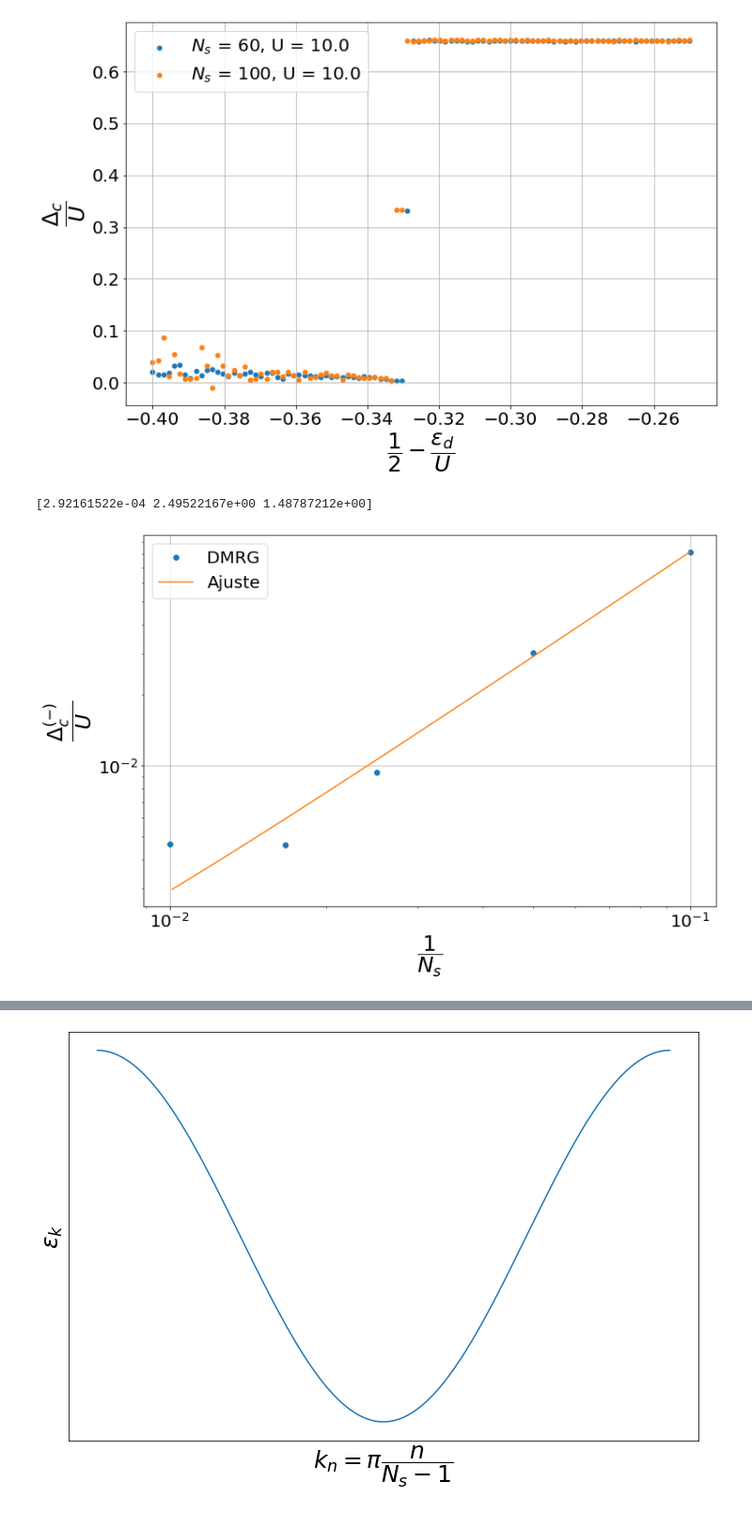
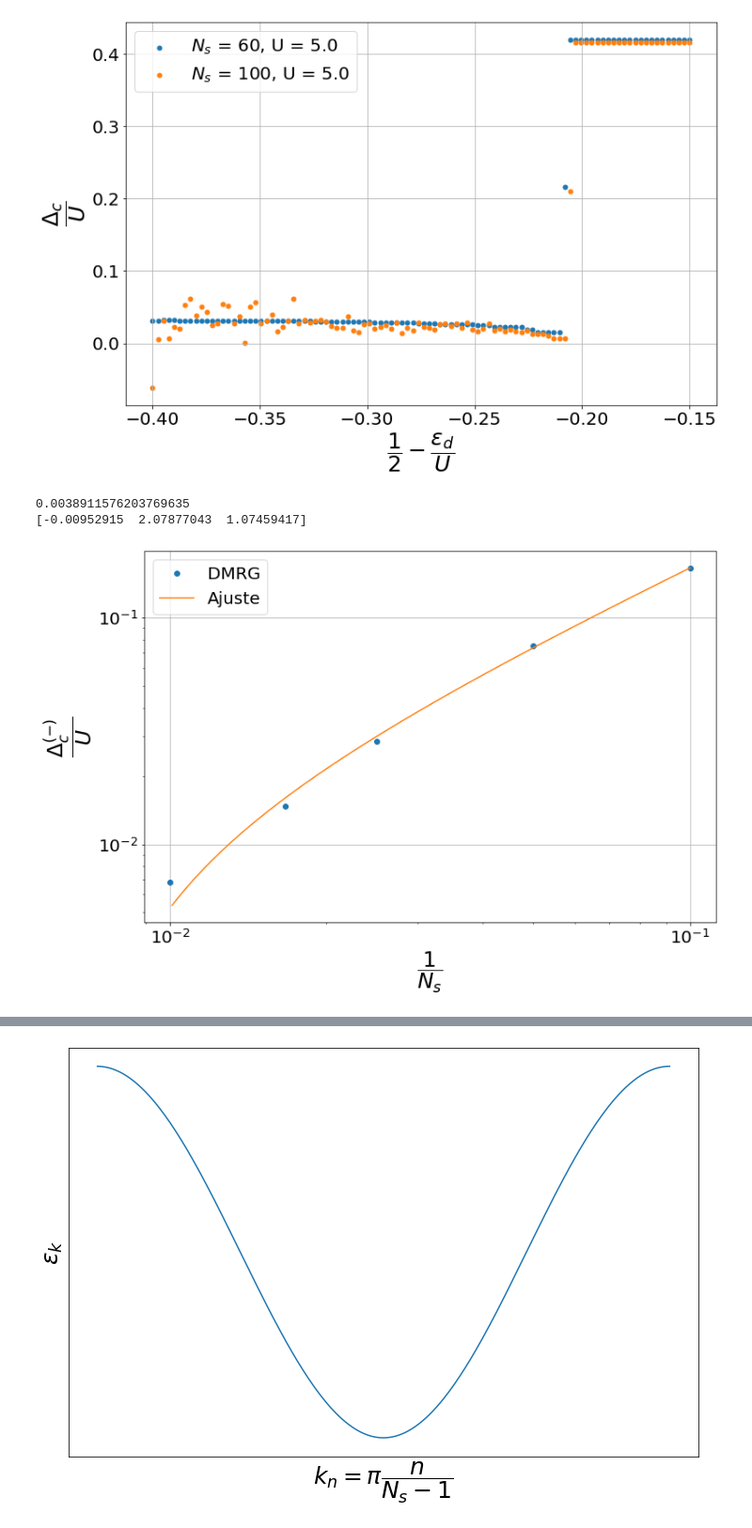
Before and after one commit to LuanSouzaSilva/IC_Chemical_Potential, a Jupyter notebook: IC_Chemical_Potential/Plota_Dados.ipynb, the cells around one changed output, grey strips where cells are left out. Shown at 94% size. Drawn from its saved outputs; the diff is of its cells as text; code cells hidden in the pictures.

```diff
--- a/IC_Chemical_Potential/Plota_Dados.ipynb
+++ b/IC_Chemical_Potential/Plota_Dados.ipynb
@@ -7,7 +7,7 @@ from scipy.optimize import curve_fit, least_squares
 save_path = r'/home/luan/Documentos/figuras_pesquisa/IC_Chemical_Potential/'
 # %%
 fn = ['N10', 'N20', 'N40', 'N60', 'N100']
-fn_prefixo = 'DMRG/U10'
+fn_prefixo = 'DMRG/U5'
 fn_posfixo = '_Track3.csv'
 
 Ns = np.array([10, 20, 40, 60, 100])
@@ -107,7 +107,7 @@ with plt.rc_context({'xtick.color':'black', 'ytick.color':'black', 'figure.facec
 
 plt.show()
 # %% [output]
-[figure, old version]
+[figure, new version]
 # %%
 def fit_func(x, A, B, C):
     return B*(x**C) + A
@@ -131,38 +131,41 @@ CGclog = np.log10(CGc)
 Nsinvlog = np.log10(Nsinv)
 
 #params = np.polyfit(Nsinvlog, CGclog[:len(Nsinv)], 1)
-params, _ = curve_fit(fit_func, Nsinv[:len(Nsinv)-0], CGc[:len(Nsinv)-0])
+params, cov = curve_fit(fit_func, Nsinv[:len(Nsinv)-0], CGc[:len(Nsinv)-0])
 with plt.rc_context({'xtick.color':'black', 'ytick.color':'black', 'figure.facecolor':'white'}):
     fig = plt.figure(figsize = (12, 8))
 
     #plt.scatter(Nsinv, CGc[:len(Nsinv)])
 
     plt.loglog(Nsinv[:len(Nsinv)], CGc[:len(Nsinv)], 'o', label = 'DMRG')
     plt.plot(1/xaux, fit_func(1/xaux, *params), label = 'Ajuste')
 
     plt.xlabel('$\dfrac{1}{N_s}$', fontsize = 25)
     plt.ylabel('$\dfrac{\Delta_{c}^{(-)}}{U}$', fontsize = 25)
     plt.tick_params(labelsize = 20)
 
     plt.legend(loc = 'upper left', fontsize = 20)
     plt.grid(visible = True)
 
 #plt.savefig(save_path + 'ChargeGapScalingU10.png', format = 'png', bbox_inches = 'tight')
 
+print(np.sqrt(cov[0, 0]))
+
 #U = 10
-#A = 2.92e-4
+#A = 2.92e-4 pm 02.2e-3
 #B = 2.50
 #C = 1.49
 
 #U = 5
-#A = 9.53e-3
+#A = -9.53e-3 pm 3.9e-3
 #B = 2.10
 #C = 1.07
 
 print(params)
 # %% [output]
-[2.92161522e-04 2.49522167e+00 1.48787212e+00]
+0.0038911576203769635
+[-0.00952915  2.07877043  1.07459417]
-[figure, old version]
+[figure, new version]
 # %%
 edc2 = []
 for j in range(len(xs)):
```
Also changed, not shown: parts of 6 cells of this notebook, 29 other files.
